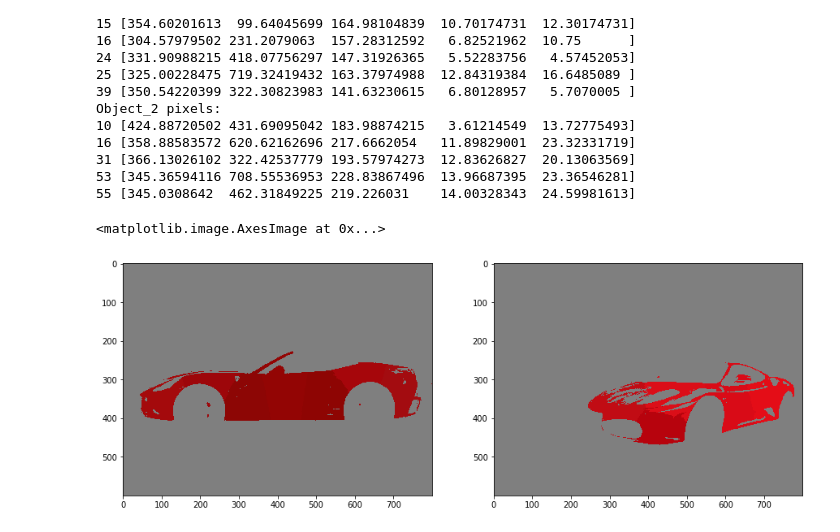
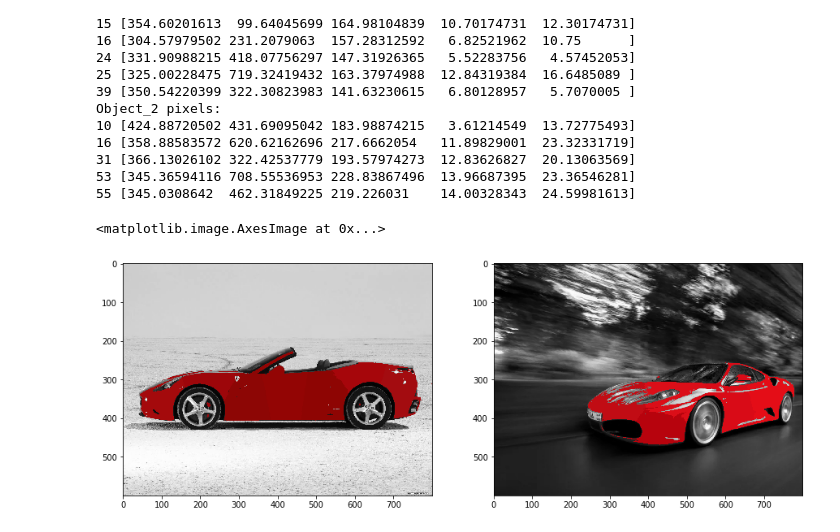
Before and after one commit to AndrKonst/hse_ml_2020, a Jupyter notebook: ML_LR_1.1_Andronov.ipynb, the cells around one changed output. Drawn from its saved outputs; the diff is of its cells as text; code cells hidden in the pictures.

```diff
--- a/ML_LR_1.1_Andronov.ipynb
+++ b/ML_LR_1.1_Andronov.ipynb
@@ -88,24 +88,24 @@ Object_2 pixels:
 # %%
 pix_res_1 = np.zeros(pix_cl_1.shape, np.uint8)
 pix_res_2 = np.zeros(pix_cl_2.shape, np.uint8)
 
 for p, c in zip(X_1, clusters_1):
     if c in obj_1:
         pix_res_1[p[0], p[1]] = (int(db_1.cluster_centers_[c, 2]),
                                  int(db_1.cluster_centers_[c, 3]),
                                  int(db_1.cluster_centers_[c, 4]))
-    else: pix_res_1[p[0], p[1]] = int(255/2)
+    else: pix_res_1[p[0], p[1]] = int(0.2989*pix_1[p[0], p[1]][0] + 0.5870*pix_1[p[0], p[1]][1] + 0.1140*pix_1[p[0], p[1]][2])
 
 for p, c in zip(X_2, clusters_2):
     if c in obj_2:
         pix_res_2[p[0], p[1]] = (int(db_2.cluster_centers_[c, 2]),
                                  int(db_2.cluster_centers_[c, 3]),
                                  int(db_2.cluster_centers_[c, 4]))
-    else: pix_res_2[p[0], p[1]] = int(255/2)
+    else: pix_res_2[p[0], p[1]] = int(0.2989*pix_2[p[0], p[1]][0] + 0.5870*pix_2[p[0], p[1]][1] + 0.1140*pix_2[p[0], p[1]][2])
 
 fig, ax = plt.subplots(1, 2, figsize=(15,6))
 ax[0].imshow(pix_res_1)
 ax[1].imshow(pix_res_2)
 # %% [output]
 <matplotlib.image.AxesImage at 0x...>
-[figure, old version]
+[figure, new version]
```
